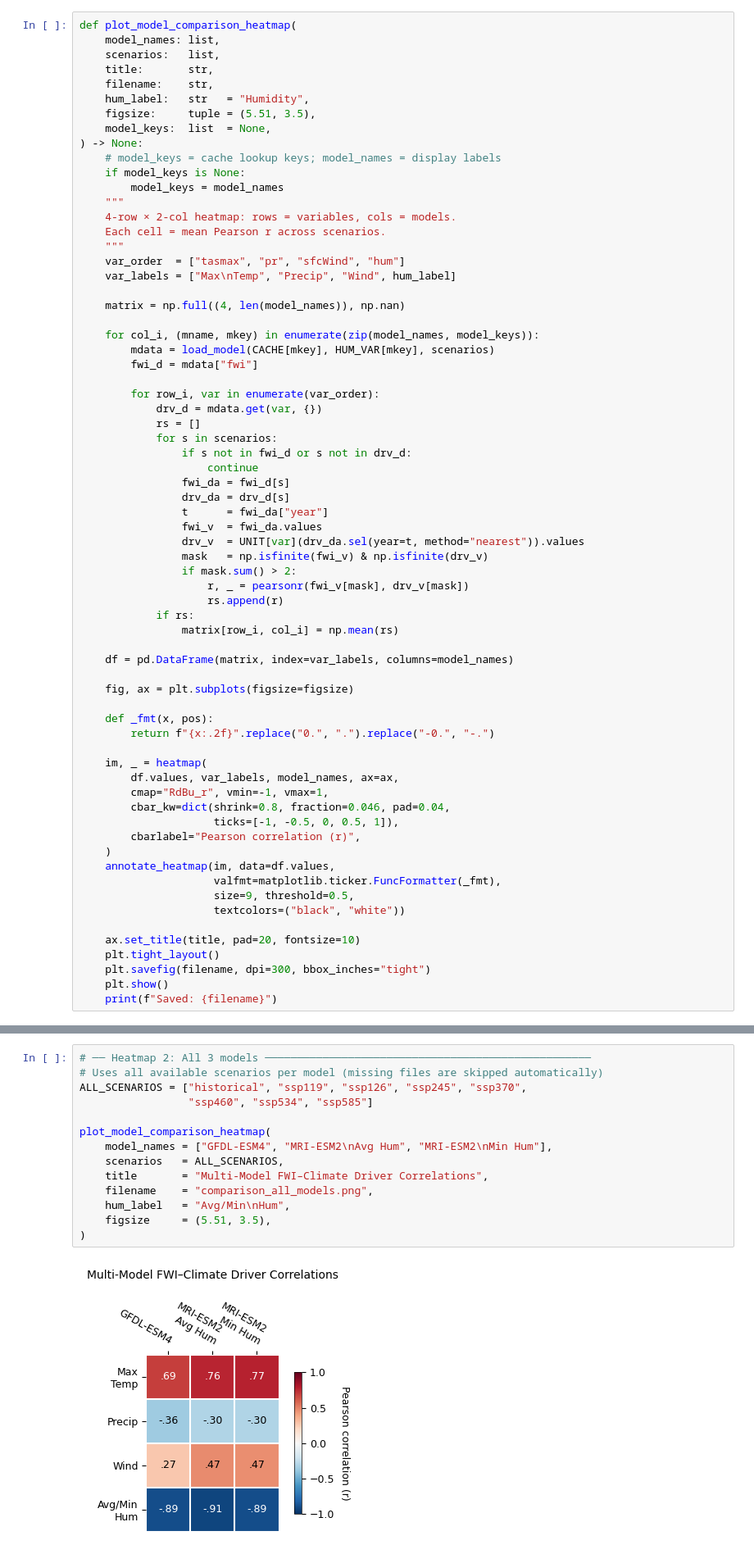
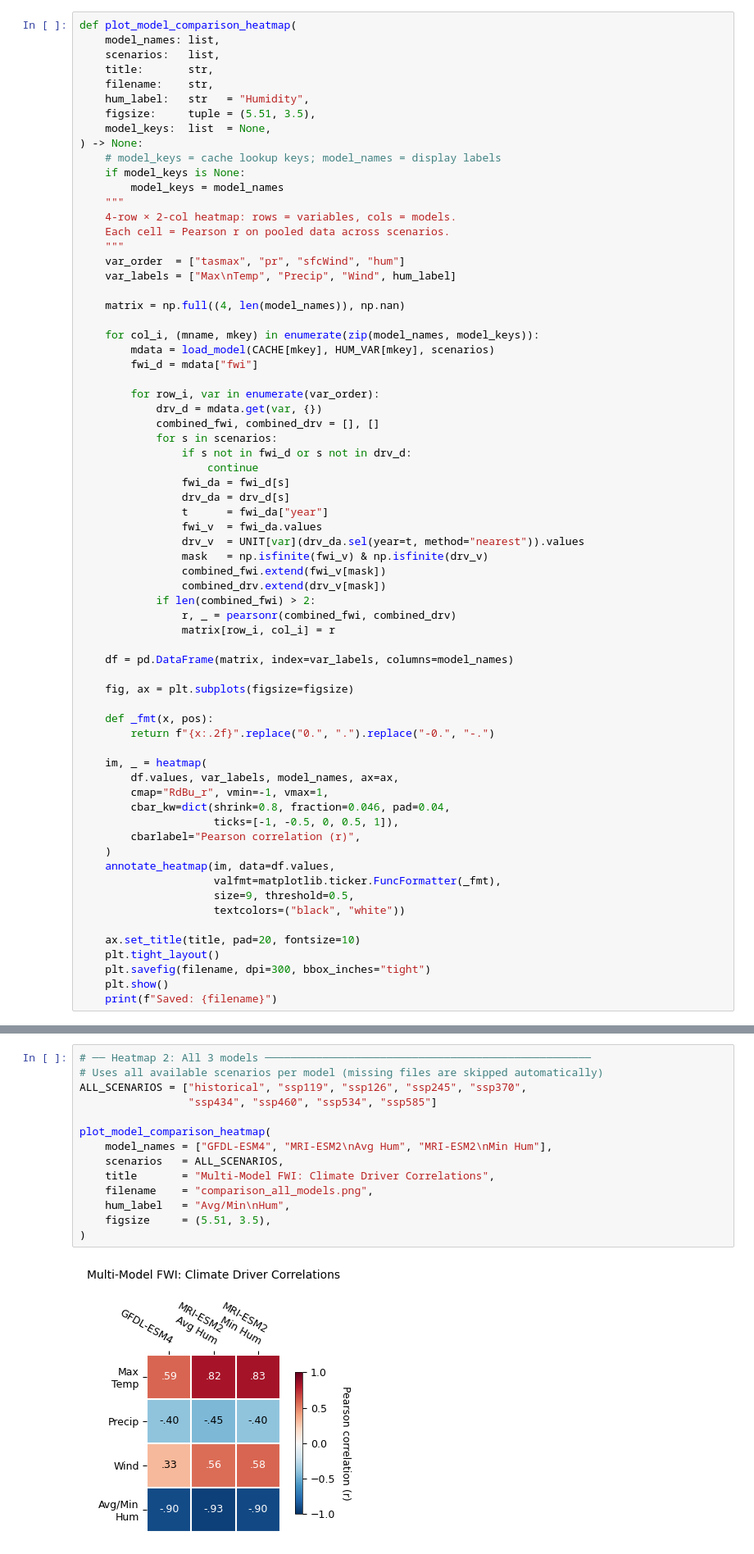
Before and after one commit to Thunthita/ClimateChangeonWildfire, a Jupyter notebook: new/src/All/Model_Comparison_Heatmap.ipynb, the cells around one changed output, grey strips where cells are left out. Shown at 82% size. Cells and saved outputs as stored; diff of their text form.

```diff
--- a/new/src/All/Model_Comparison_Heatmap.ipynb
+++ b/new/src/All/Model_Comparison_Heatmap.ipynb
@@ -116,7 +135,7 @@ def plot_model_comparison_heatmap(
         model_keys = model_names
     """
     4-row × 2-col heatmap: rows = variables, cols = models.
-    Each cell = mean Pearson r across scenarios.
+    Each cell = Pearson r on pooled data across scenarios.
     """
     var_order  = ["tasmax", "pr", "sfcWind", "hum"]
     var_labels = ["Max\nTemp", "Precip", "Wind", hum_label]
@@ -129,7 +148,7 @@ def plot_model_comparison_heatmap(
 
         for row_i, var in enumerate(var_order):
             drv_d = mdata.get(var, {})
-            rs = []
+            combined_fwi, combined_drv = [], []
             for s in scenarios:
                 if s not in fwi_d or s not in drv_d:
                     continue
@@ -139,11 +158,11 @@ def plot_model_comparison_heatmap(
                 fwi_v  = fwi_da.values
                 drv_v  = UNIT[var](drv_da.sel(year=t, method="nearest")).values
                 mask   = np.isfinite(fwi_v) & np.isfinite(drv_v)
-                if mask.sum() > 2:
-                    r, _ = pearsonr(fwi_v[mask], drv_v[mask])
-                    rs.append(r)
-            if rs:
-                matrix[row_i, col_i] = np.mean(rs)
+                combined_fwi.extend(fwi_v[mask])
+                combined_drv.extend(drv_v[mask])
+            if len(combined_fwi) > 2:
+                r, _ = pearsonr(combined_fwi, combined_drv)
+                matrix[row_i, col_i] = r
 
     df = pd.DataFrame(matrix, index=var_labels, columns=model_names)
 
@@ -186,17 +229,17 @@ Saved: comparison_GFDL_vs_MRI_hurs.png
 # %%
 # ── Heatmap 2: All 3 models ───────────────────────────────────────────────────
 # Uses all available scenarios per model (missing files are skipped automatically)
 ALL_SCENARIOS = ["historical", "ssp119", "ssp126", "ssp245", "ssp370",
-                 "ssp460", "ssp534", "ssp585"]
+                 "ssp434", "ssp460", "ssp534", "ssp585"]
 
 plot_model_comparison_heatmap(
     model_names = ["GFDL-ESM4", "MRI-ESM2\nAvg Hum", "MRI-ESM2\nMin Hum"],
     scenarios   = ALL_SCENARIOS,
-    title       = "Multi-Model FWI–Climate Driver Correlations",
+    title       = "Multi-Model FWI: Climate Driver Correlations",
     filename    = "comparison_all_models.png",
     hum_label   = "Avg/Min\nHum",
     figsize     = (5.51, 3.5),
 )
 # %% [output]
-[figure, old version]
+[figure, new version]
 Saved: comparison_all_models.png
```
Also changed, not shown: parts of 10 cells of this notebook, 16 other files.
